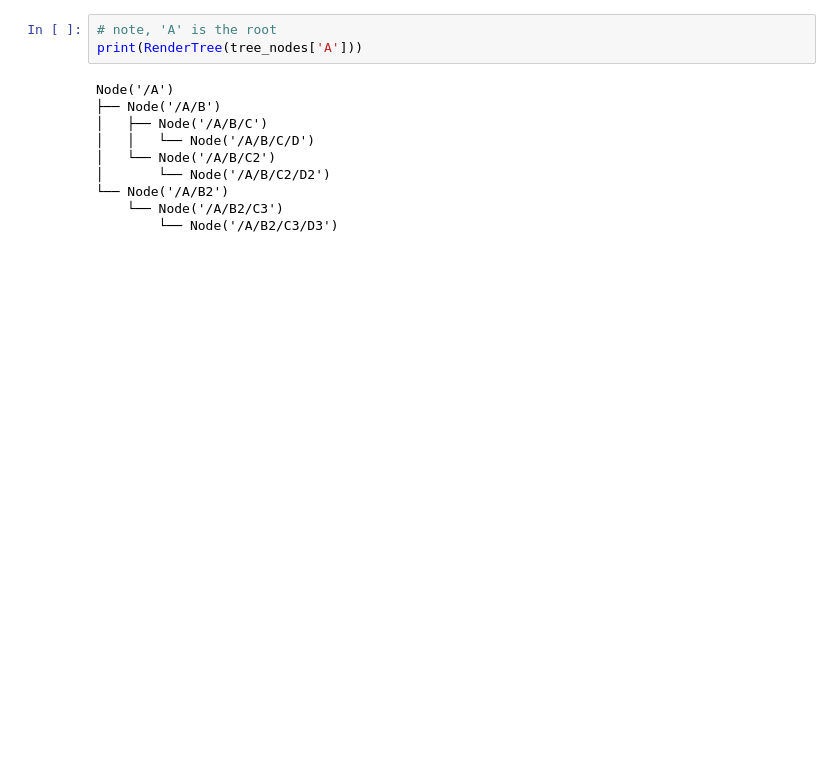
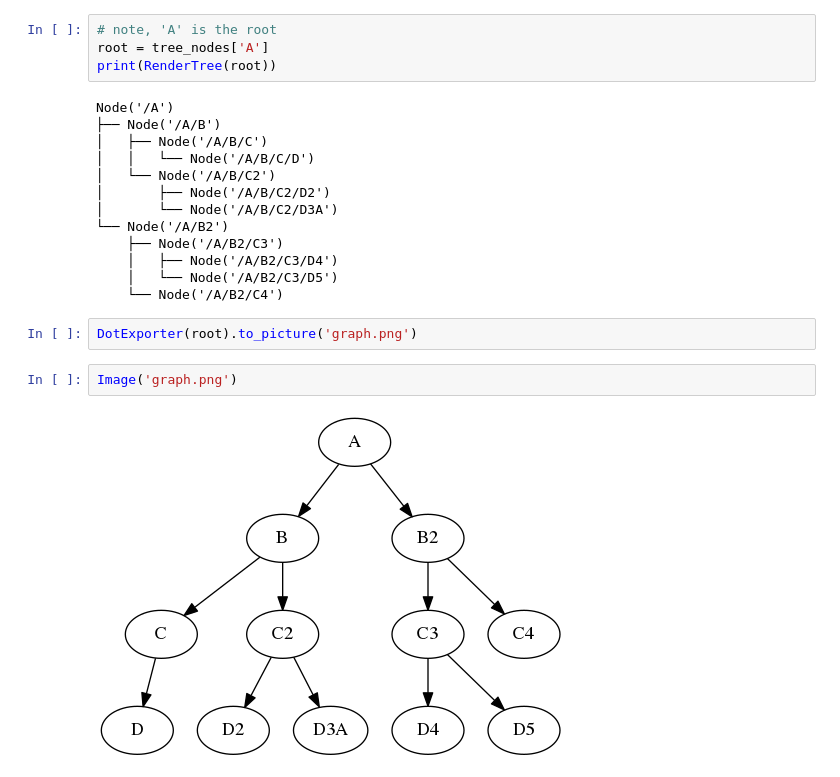
Before and after one commit to lukemerrick/tree_example, a Jupyter notebook: tree_example.ipynb, the cells around one changed output. Saved outputs shown, nothing was run; the diff lists cells and outputs as text; blank space fills up the shorter version.

```diff
--- a/tree_example.ipynb
+++ b/tree_example.ipynb
@@ -39,13 +33,23 @@ C3 D3
 # %%
 # note, 'A' is the root
-print(RenderTree(tree_nodes['A']))
+root = tree_nodes['A']
+print(RenderTree(root))
 # %% [output]
 Node('/A')
 ├── Node('/A/B')
 │   ├── Node('/A/B/C')
 │   │   └── Node('/A/B/C/D')
 │   └── Node('/A/B/C2')
-│       └── Node('/A/B/C2/D2')
+│       ├── Node('/A/B/C2/D2')
+│       └── Node('/A/B/C2/D3A')
 └── Node('/A/B2')
-    └── Node('/A/B2/C3')
-        └── Node('/A/B2/C3/D3')
+    ├── Node('/A/B2/C3')
+    │   ├── Node('/A/B2/C3/D4')
+    │   └── Node('/A/B2/C3/D5')
+    └── Node('/A/B2/C4')
+# %%
+DotExporter(root).to_picture('graph.png')
+# %%
+Image('graph.png')
+# %% [output]
+[figure, added]
```
Also changed, not shown: parts of 3 cells of this notebook.
